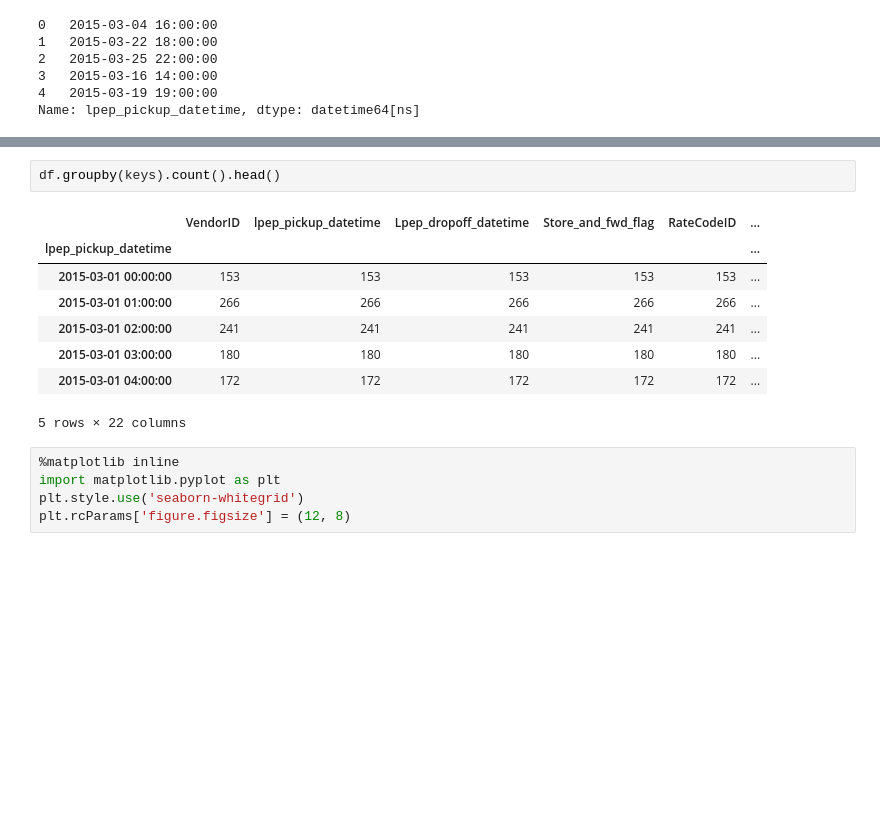
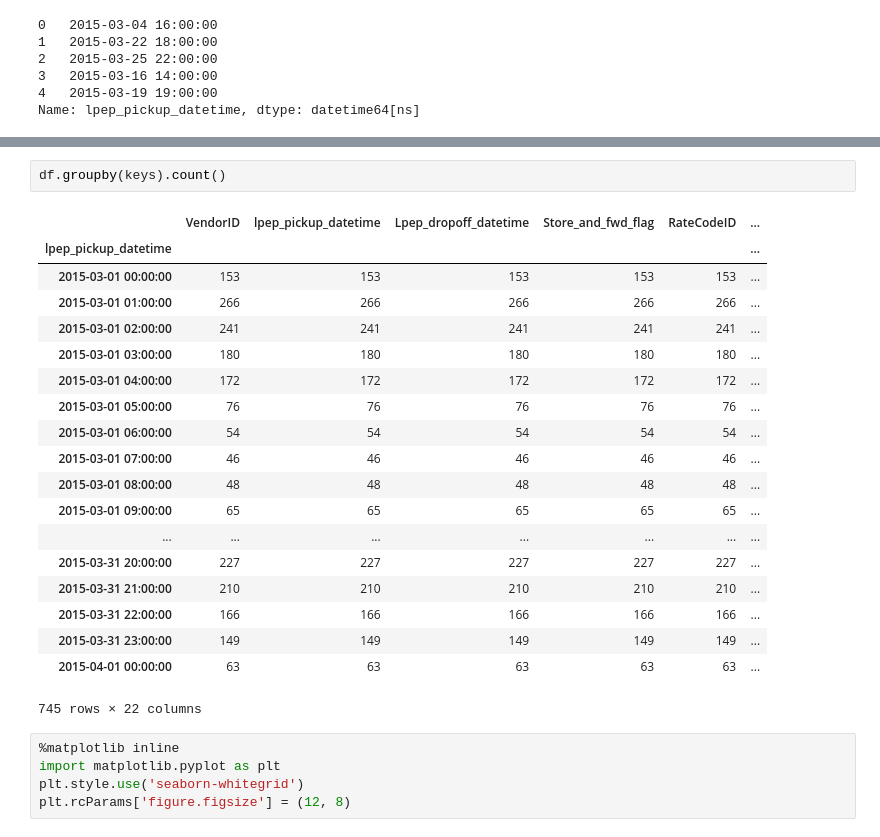
Before and after one commit to kwarodom/100DaysMLCodeChallenge, a Jupyter notebook: Week1-2 All Basics/Lecture4 python data science stack/5. NY Taxi data/NY Taxi Data.ipynb, the cells around one changed output, grey strips where cells are left out. Cells and saved outputs as stored; diff of their text form; blank space fills up the shorter version.

```diff
--- a/Week1-2 All Basics/Lecture4 python data science stack/5. NY Taxi data/NY Taxi Data.ipynb
+++ b/Week1-2 All Basics/Lecture4 python data science stack/5. NY Taxi data/NY Taxi Data.ipynb
@@ -227,14 +227,25 @@ df.groupby(keys)
 # %%
-df.groupby(keys).count().head()
+df.groupby(keys).count()
 # %% [output]
 |  | VendorID | lpep_pickup_datetime | Lpep_dropoff_datetime | Store_and_fwd_flag | RateCodeID | ... |
 | lpep_pickup_datetime |  |  |  |  |  | ... |
 | 2015-03-01 00:00:00 | 153 | 153 | 153 | 153 | 153 | ... |
 | 2015-03-01 01:00:00 | 266 | 266 | 266 | 266 | 266 | ... |
 | 2015-03-01 02:00:00 | 241 | 241 | 241 | 241 | 241 | ... |
 | 2015-03-01 03:00:00 | 180 | 180 | 180 | 180 | 180 | ... |
 | 2015-03-01 04:00:00 | 172 | 172 | 172 | 172 | 172 | ... |
+| 2015-03-01 05:00:00 | 76 | 76 | 76 | 76 | 76 | ... |
+| 2015-03-01 06:00:00 | 54 | 54 | 54 | 54 | 54 | ... |
+| 2015-03-01 07:00:00 | 46 | 46 | 46 | 46 | 46 | ... |
+| 2015-03-01 08:00:00 | 48 | 48 | 48 | 48 | 48 | ... |
+| 2015-03-01 09:00:00 | 65 | 65 | 65 | 65 | 65 | ... |
+| ... | ... | ... | ... | ... | ... | ... |
+| 2015-03-31 20:00:00 | 227 | 227 | 227 | 227 | 227 | ... |
+| 2015-03-31 21:00:00 | 210 | 210 | 210 | 210 | 210 | ... |
+| 2015-03-31 22:00:00 | 166 | 166 | 166 | 166 | 166 | ... |
+| 2015-03-31 23:00:00 | 149 | 149 | 149 | 149 | 149 | ... |
+| 2015-04-01 00:00:00 | 63 | 63 | 63 | 63 | 63 | ... |
-5 rows × 22 columns
+745 rows × 22 columns
 # %%
 %matplotlib inline
 import matplotlib.pyplot as plt
```
Also changed, not shown: parts of 3 cells of this notebook, 2 other files.
